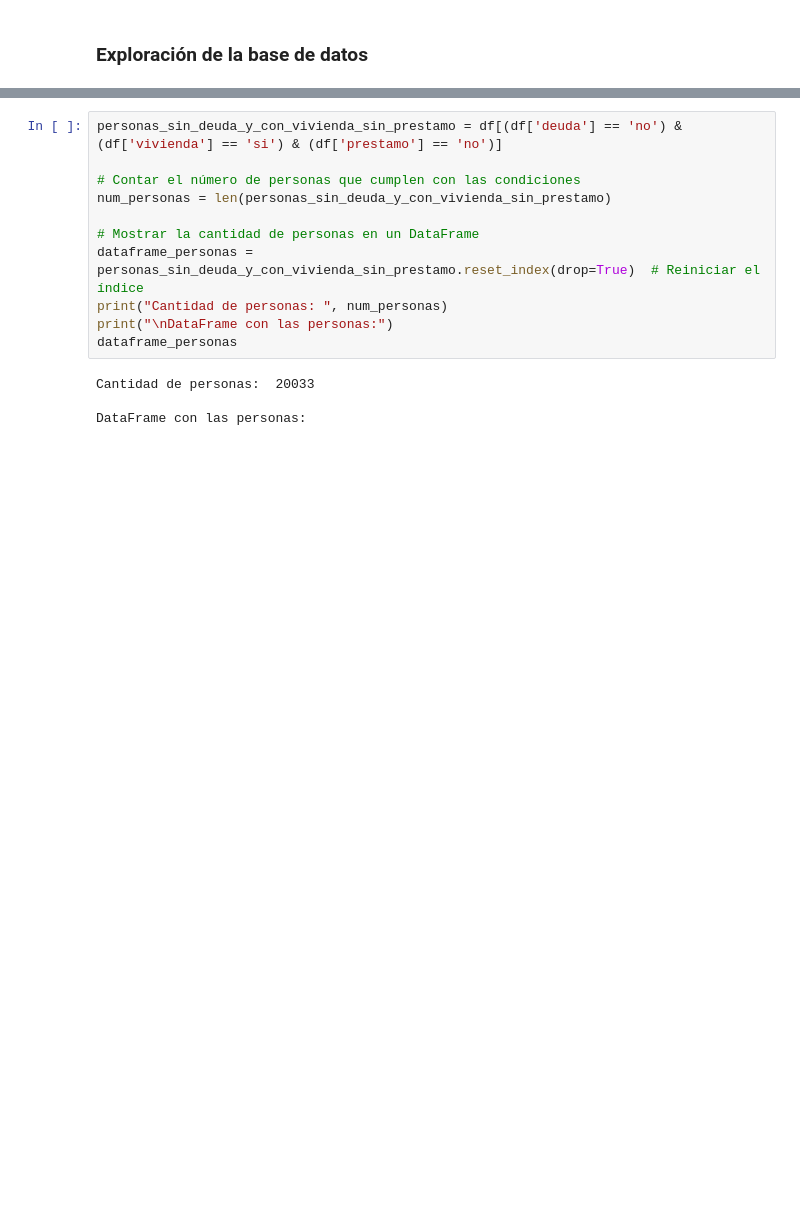
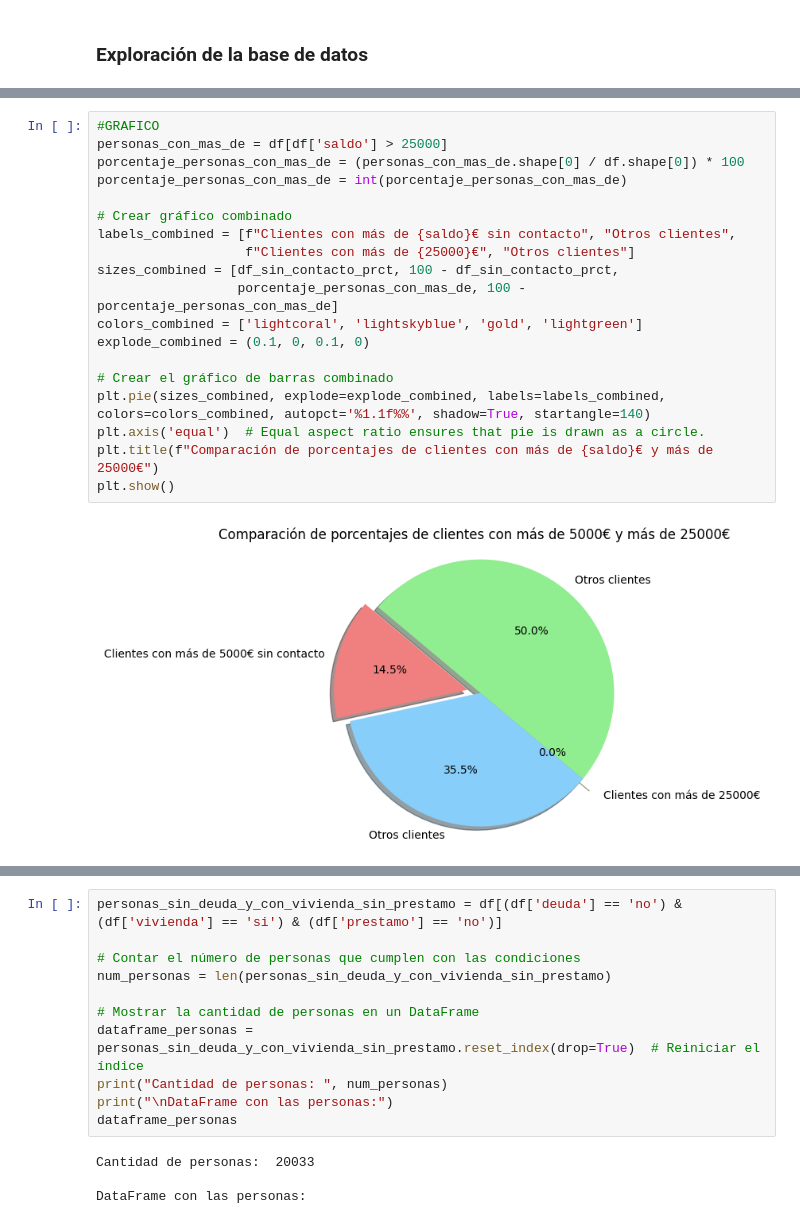
Before and after one commit to erxgli/Amacor_contexto_bancario, a Jupyter notebook: Caso_Práctico_3.ipynb, the cells around one changed output, grey strips where cells are left out. Cells and saved outputs as stored; diff of their text form; blank space fills up the shorter version.

Commit message:
-Graficos y analisis data

```diff
--- a/Caso_Práctico_3.ipynb
+++ b/Caso_Práctico_3.ipynb
@@ -36,0 +106,21 @@ Tenemos un 29.418695993715634% de clientes con mas de 1000€
+# %%
+#GRAFICO
+personas_con_mas_de = df[df['saldo'] > 25000]
+porcentaje_personas_con_mas_de = (personas_con_mas_de.shape[0] / df.shape[0]) * 100
+porcentaje_personas_con_mas_de = int(porcentaje_personas_con_mas_de)
+
+# Crear gráfico combinado
+labels_combined = [f"Clientes con más de {saldo}€ sin contacto", "Otros clientes",
+                   f"Clientes con más de {25000}€", "Otros clientes"]
+sizes_combined = [df_sin_contacto_prct, 100 - df_sin_contacto_prct,
+                  porcentaje_personas_con_mas_de, 100 - porcentaje_personas_con_mas_de]
+colors_combined = ['lightcoral', 'lightskyblue', 'gold', 'lightgreen']
+explode_combined = (0.1, 0, 0.1, 0)
+
+# Crear el gráfico de barras combinado
+plt.pie(sizes_combined, explode=explode_combined, labels=labels_combined, colors=colors_combined, autopct='%1.1f%%', shadow=True, startangle=140)
+plt.axis('equal')  # Equal aspect ratio ensures that pie is drawn as a circle.
+plt.title(f"Comparación de porcentajes de clientes con más de {saldo}€ y más de 25000€")
+plt.show()
+# %% [output]
+[figure, added]
```
Also changed, not shown: parts of 34 cells of this notebook.
